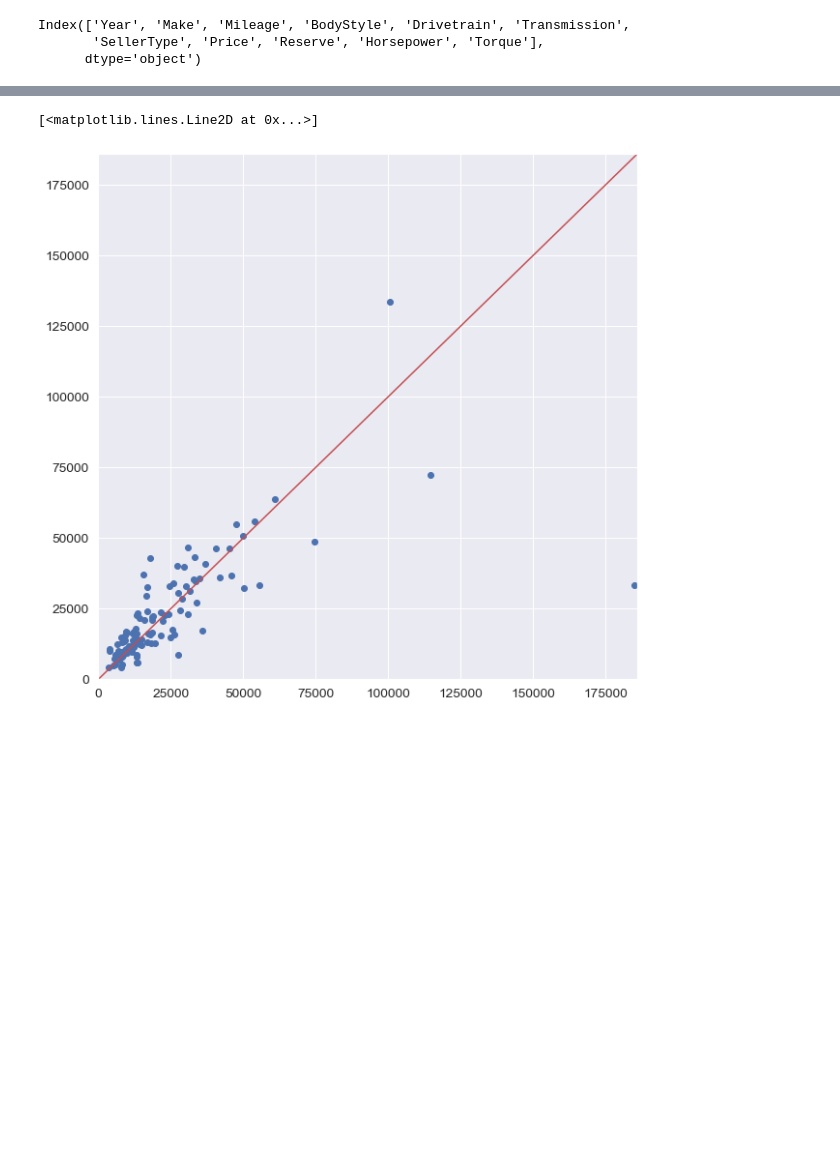
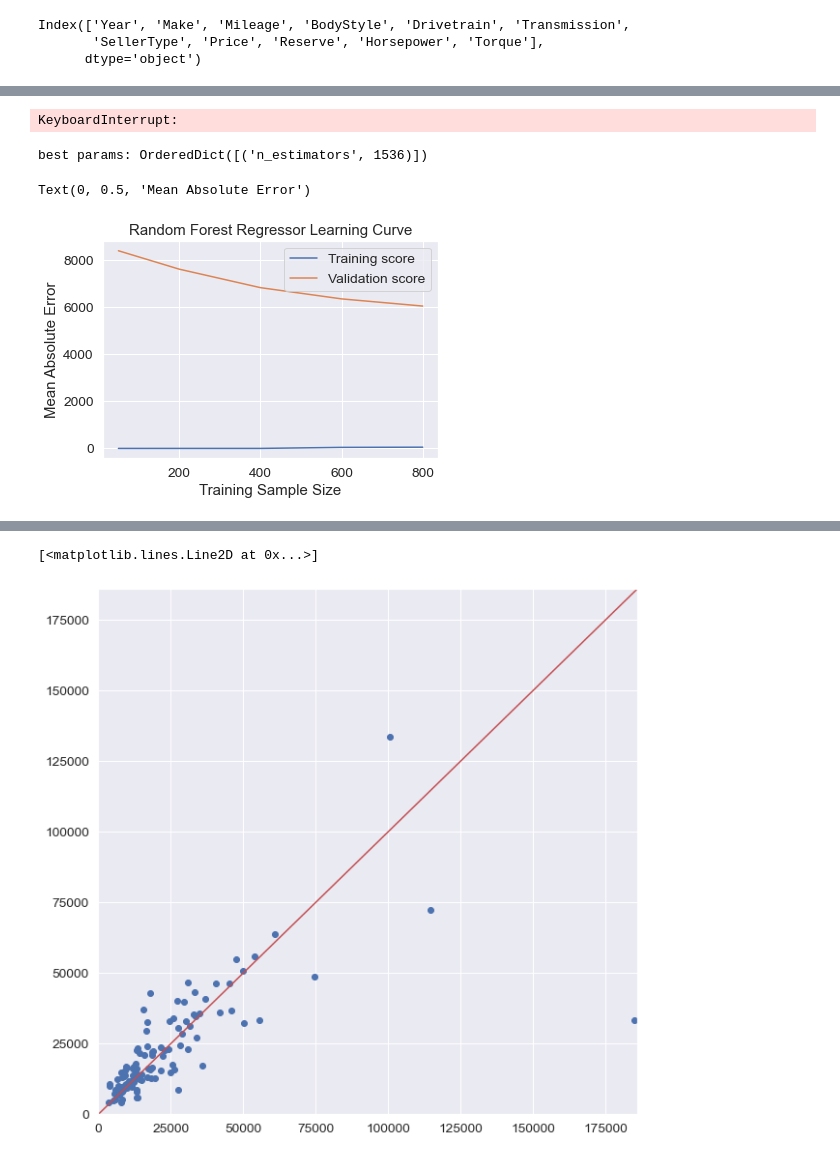
Before and after one commit to justyntyrrell/Car_Auction_Price_Prediction, a Jupyter notebook: car_auction.ipynb, the cells around one changed output, grey strips where cells are left out. Cells and saved outputs as stored; diff of their text form; code cells hidden in the pictures; blank space fills up the shorter version.

```diff
--- a/car_auction.ipynb
+++ b/car_auction.ipynb
@@ -3,8 +5,6 @@ import pandas as pd
 import numpy as np
 # helpful character encoding module
 import chardet
-#read in all data
-
 import matplotlib.pyplot as plt
 import seaborn as sns
 from scipy.stats import norm
@@ -12,11 +12,13 @@ from sklearn.preprocessing import StandardScaler
 from scipy import stats
 from fuzzywuzzy.fuzz import partial_ratio
 
+#determine what kind of encoding csc file uses
 with open("Documents/Data science/cars_and_bids/car_auction_data.csv", 'rb') as rawdata:
     result = chardet.detect(rawdata.read(10000))
 print(result)
 
-car_data = pd.read_csv('C:Documents/Data science/cars_and_bids/car_auction.csv', encoding = 'ISO-8859-1', )
+#read in data
+car_data = pd.read_csv('C:Documents/Data science/cars_and_bids/car_auction_data.csv', encoding = 'ISO-8859-1', )
 
 #set seed for reproduceability
 np.random.seed(0)
@@ -707,0 +492,11 @@ ValueError: Found input variables with inconsistent numbers of samples: [115, 10
+# %%
+from sklearn.metrics import mean_absolute_error
+from sklearn.metrics import make_scorer
+
+# Create scorer where MAE is negative. This makes it so a higher score is better which is good for randomizedSearchCV which
+# returns the parameters with the highest score
+mae_scorer = make_scorer(mean_absolute_error, greater_is_better=False)
+
+# Create scorer where MAE is Positive. This makes it so a lower score is better which can represent error
+# This is more intuitive when plotting learning curves
+pos_mae_scorer = make_scorer(mean_absolute_error, greater_is_better=True)
@@ -707,0 +545,58 @@ ValueError: Found input variables with inconsistent numbers of samples: [115, 10
+# %%
+# Use bayesian optimzation for rfr hyperparameter tuning
+
+from skopt import BayesSearchCV
+from skopt.space import Integer, Real, Categorical
+n_features = len(OH_X_train.columns)
+
+# Number of trees in random forest
+n_estimators = (100, 5000)
+# Number of features to consider at every split
+max_features = ['auto', 'sqrt']
+# Maximum number of levels in tree
+max_depth = (2, 110)
+# Minimum number of samples required to split a node
+min_samples_split = (2, 10)
+# Minimum number of samples required at each leaf node
+min_samples_leaf = (1, 4)
+# Method of selecting samples for training each tree
+bootstrap = [True, False]
+
+RFR_opt = BayesSearchCV(
+    RandomForestRegressor(),
+    {
+        'n_estimators': n_estimators,
+
+    },
+    scoring = mae_scorer,
+    n_iter=15,
+    cv=3
+)
+
+RFR_opt.fit(OH_X_train, y_train)
+
+print("val. score: %s" % RFR_opt.best_score_)
+# %% [output]
+KeyboardInterrupt:
+# %%
+# Pull best hyperparameters
+print("best params: %s" % str(RFR_opt.best_params_))
+# %% [output]
+best params: OrderedDict([('n_estimators', 1536)])
+# %%
+# Create learning curve to check RFR for over or under fitting
+from sklearn.model_selection import learning_curve
+train_list = [50, 200, 400, 600, 800]
+train_sizes, train_scores, valid_scores = learning_curve(RFR_model, OH_X_train, y_train, train_sizes = train_list, cv=5, scoring = pos_mae_scorer)
+# %%
+train_scores_mean = np.mean(train_scores, axis=1)
+valid_scores_mean = np.mean(valid_scores, axis=1)
+plt.plot(train_sizes, train_scores_mean, label="Training score")
+plt.plot(train_sizes, valid_scores_mean, label="Validation score")
+plt.legend()
+plt.title('Random Forest Regressor Learning Curve')
+plt.xlabel('Training Sample Size')
+plt.ylabel('Mean Absolute Error')
+# %% [output]
+Text(0, 0.5, 'Mean Absolute Error')
+[figure, added]
```
Also changed, not shown: parts of 77 cells of this notebook.
